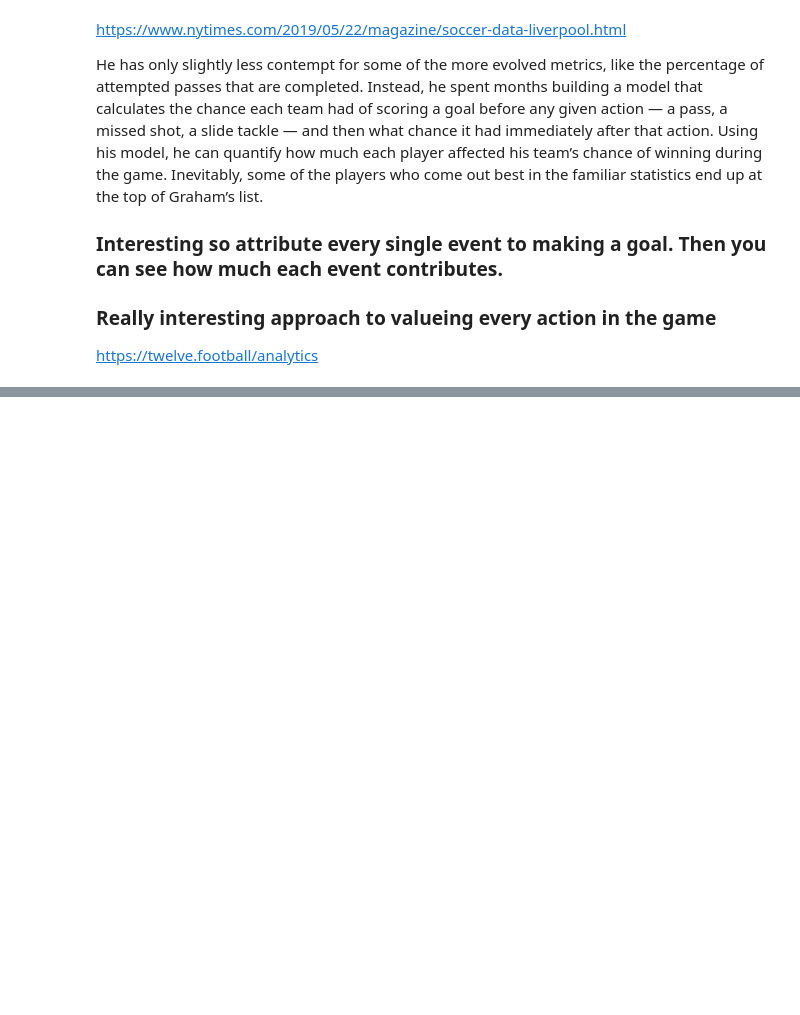
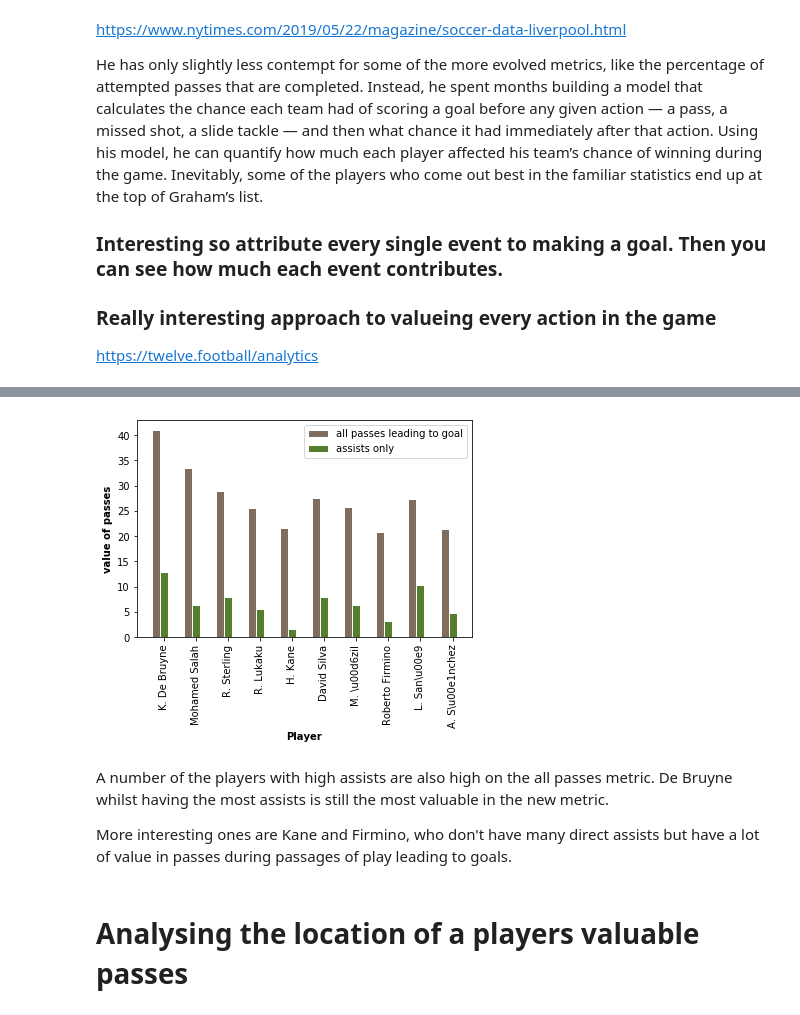
Before and after one commit to AndrewWalker251/football_analytics, a Jupyter notebook: Data Exploration.ipynb, the cells around one changed output, grey strips where cells are left out. Cells and saved outputs as stored; diff of their text form; code cells hidden in the pictures; blank space fills up the shorter version.

```diff
--- a/Data Exploration.ipynb
+++ b/Data Exploration.ipynb
@@ -405,0 +326,12 @@ goals = df_events[(df_events['tag_1'].str.contains('Goal')) & (df_events['eventN
+# %%
+# Basic Assists Metric - baseline comparison
+# include only where defined as assist by tag_1
+assists = df_events[df_events['tag_1'].str.contains('Assist')]
+# Count number of assists per player
+assists = assists.groupby('playerId', as_index =False).agg({'eventName':'count'}).sort_values('eventName', ascending=False)
+assists.rename(columns={'eventName':'number_of_actions'}, inplace=True)
+# Add in the player information
+assists = assists.merge(df_players, how='left', left_on='playerId', right_on='wyId')
+# Assign each assist the value of 0.8. (idea being that a goal would get 1)
+assists['value_of_assists'] = assists['number_of_actions'] * 0.8
+assists.head(2)
@@ -406,28 +342,37 @@ goals = df_events[(df_events['tag_1'].str.contains('Goal')) & (df_events['eventN
 # %%
+# Find all of the goals in the event data
+goals = df_events[(df_events['tag_1'].str.contains('Goal')) & (df_events['eventName'] == 'Shot')]
+
+# Use these goals to find the 15 events that lead up to a goal.
+
 df_all_value_contributions = pd.DataFrame()
-
+# For each goal
 for goal in goals.index:
 
     # Take only the events leading up to the goal
     # Add 1 to the goal if you want to include goals
     df_passage = df_events[goal-15:goal]
+
+
     # Which team scored
     team = df_events['teamId'][goal]
-    #print('team id {}'.format(team))
     # Keep only the events from the team that scored
     df_passage = df_passage[df_passage['teamId'] == team]
     # For now just keep what I think we need eventName, position_data, playerId
-    df_passage = df_passage[['eventName', 'position_data','playerId']]
-    # Assign a value to each event leading up to a goal. Super simple for now.
+    df_passage = df_passage[['eventName', 'x','y','x2','y2','playerId','shortName']]
+    # Assign a value to each event leading up to a goal. Super simple for now. 0.8^(how far back in the passage it was)
     df_passage['value_of_action'] = 0.8**(goal - df_passage.index)
-    df_all_value_contributions = pd.concat([df_all_value_contributions, df_passage])
 
+    # append each passage
+    df_all_value_contributions = df_all_value_contributions.append(df_passage)
+
+# Group at the player level.
 player_contribution = df_all_value_contributions.groupby('playerId', as_index=False)\
-                                                .agg({'value_of_action' : 'sum', 'eventName':'count'})\
+                                                .agg({'value_of_action' : 'sum',
+                                                      'eventName':'count',
+                                                     'shortName':'min'})\
                                                 .sort_values('value_of_action', ascending=False)
 
 player_contribution.rename(columns={'eventName':'number_of_actions'}, inplace=True)
-# Join with the player data to get their names
-player_contribution= player_contribution.merge(df_players, how='left', left_on='playerId', right_on='wyId')
 # %%
 player_contribution
@@ -433,0 +403,6 @@ player_contribution
+# %%
+# compare assists to value of passes leading to a goal
+compare_df = player_contribution.merge(assists[['value_of_assists','playerId']], how='left', left_on='playerId', right_on='playerId')
+compare_df[['value_of_action', 'number_of_actions' , 'value_of_assists','shortName']]
+compare_df['diff'] =  compare_df['value_of_action'] - compare_df['value_of_assists']
+compare_df = compare_df[['diff','value_of_action','value_of_assists','shortName']].sort_values('diff', ascending=False).head(10)
@@ -433,0 +423,10 @@ player_contribution
+# %%
+bar_graph(compare_df, bar_1 = 'value_of_action', bar_2 ='value_of_assists',  y_axis_label='value of passes', label1='all passes leading to goal', label2='assists only')
+# %% [output]
+[figure, added]
+# %% [markdown]
+A number of the players with high assists are also high on the all passes metric. De Bruyne whilst having the most assists is still the most valuable in the new metric.
+
+More interesting ones are Kane and Firmino, who don't have many direct assists but have a lot of value in passes during passages of play leading to goals.
+# %% [markdown]
+# Analysing the location of a players valuable passes
```
Also changed, not shown: parts of 37 cells of this notebook, 1 other file.
